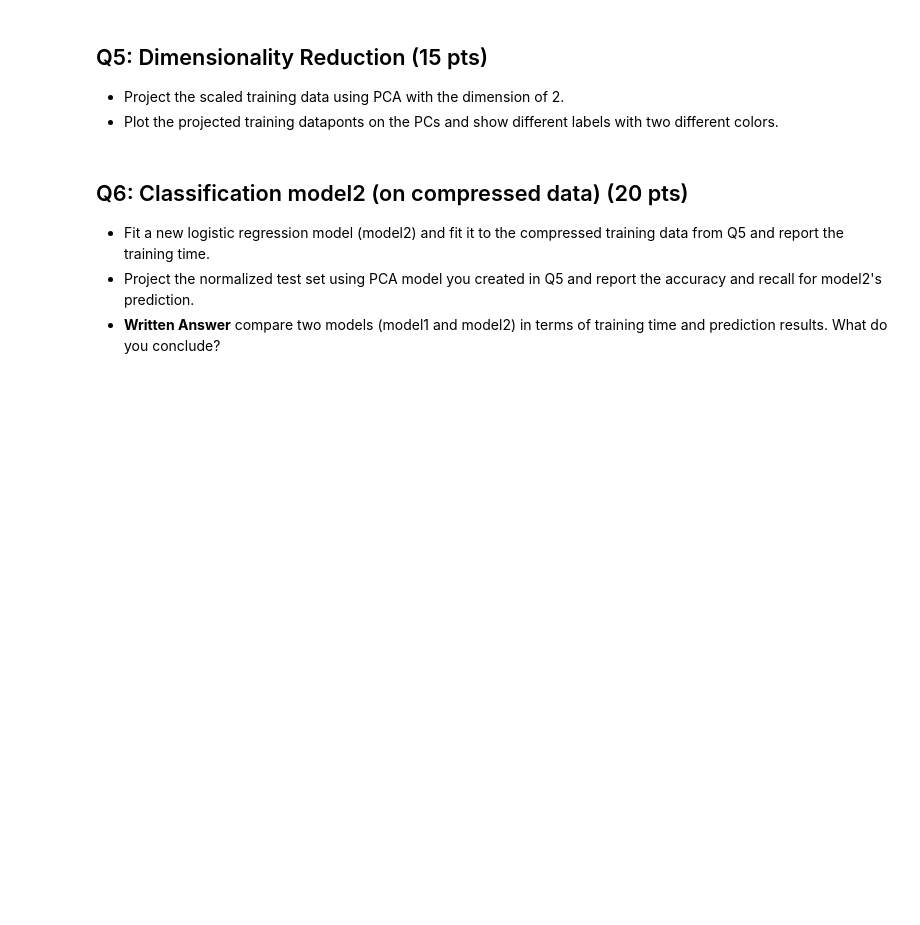
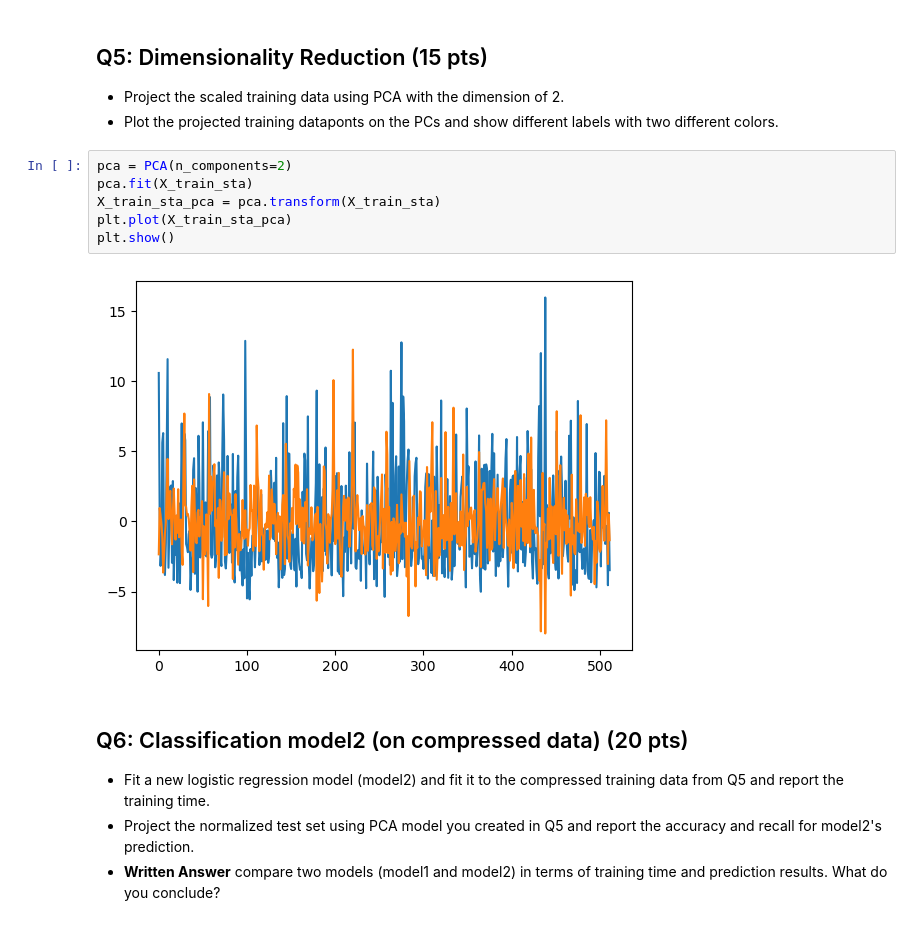
Before and after one commit to aabusha3/Principal-Components-and-Dimensionality-Reduction_DS3000-5, a Jupyter notebook: aabusha3_Assignment_5.ipynb, the cells around one changed output. Cells and saved outputs as stored; diff of their text form; blank space fills up the shorter version.

```diff
--- a/aabusha3_Assignment_5.ipynb
+++ b/aabusha3_Assignment_5.ipynb
@@ -117,6 +124,14 @@ In this task:
 
 * Project the scaled training data using PCA with the dimension of 2.
 * Plot the projected training dataponts on the PCs and show different labels with two different colors.
+# %%
+pca = PCA(n_components=2)
+pca.fit(X_train_sta)
+X_train_sta_pca = pca.transform(X_train_sta)
+plt.plot(X_train_sta_pca)
+plt.show()
+# %% [output]
+[figure, added]
 # %% [markdown]
 ## Q6: Classification model2 (on compressed data) (20 pts)
 
```
Also changed, not shown: parts of 3 cells of this notebook.
